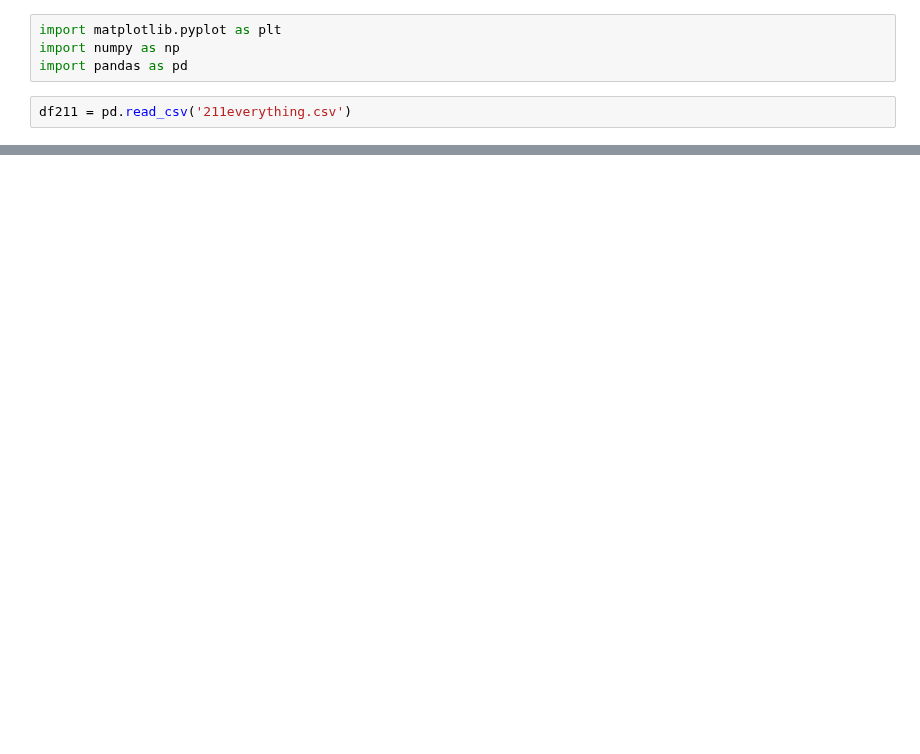
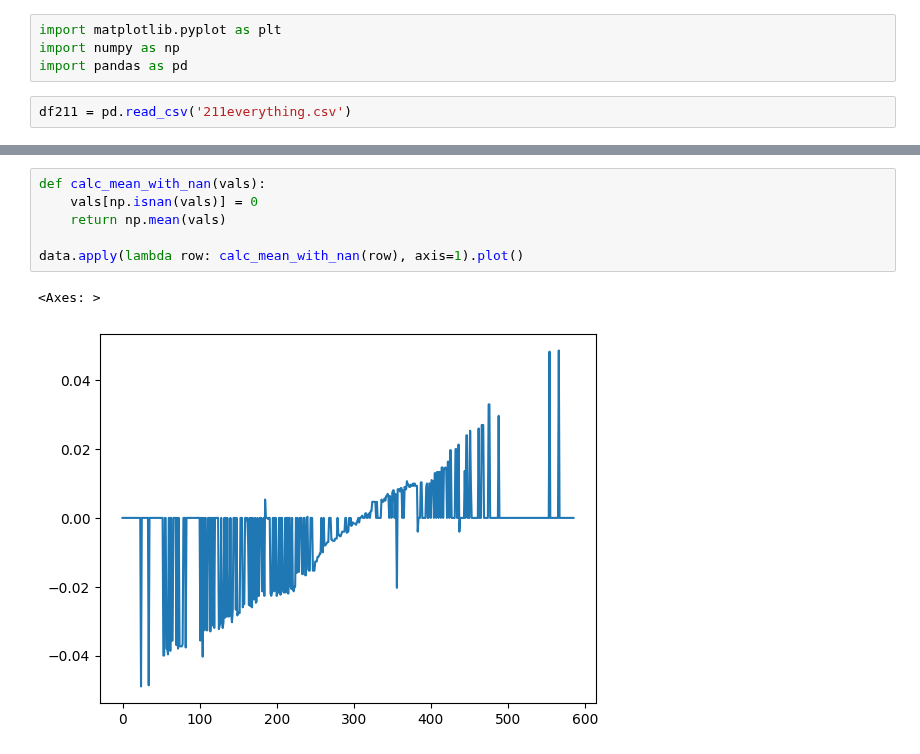
Before and after one commit to SerpRateAI/tensilePaper, a Jupyter notebook: everything-against-everything.ipynb, the cells around one changed output, grey strips where cells are left out. Drawn from its saved outputs; the diff is of its cells as text; blank space fills up the shorter version.

```diff
--- a/everything-against-everything.ipynb
+++ b/everything-against-everything.ipynb
@@ -63,3 +72,12 @@ print(data.shape)
+# %%
+def calc_mean_with_nan(vals):
+    vals[np.isnan(vals)] = 0
+    return np.mean(vals)
+
+data.apply(lambda row: calc_mean_with_nan(row), axis=1).plot()
+# %% [output]
+<Axes: >
+[figure, added]
 # %%
 fig, ax = plt.subplots(3, 1, figsize=(15, 5))
 
```
Also changed, not shown: parts of 7 cells of this notebook, 8 other files.
